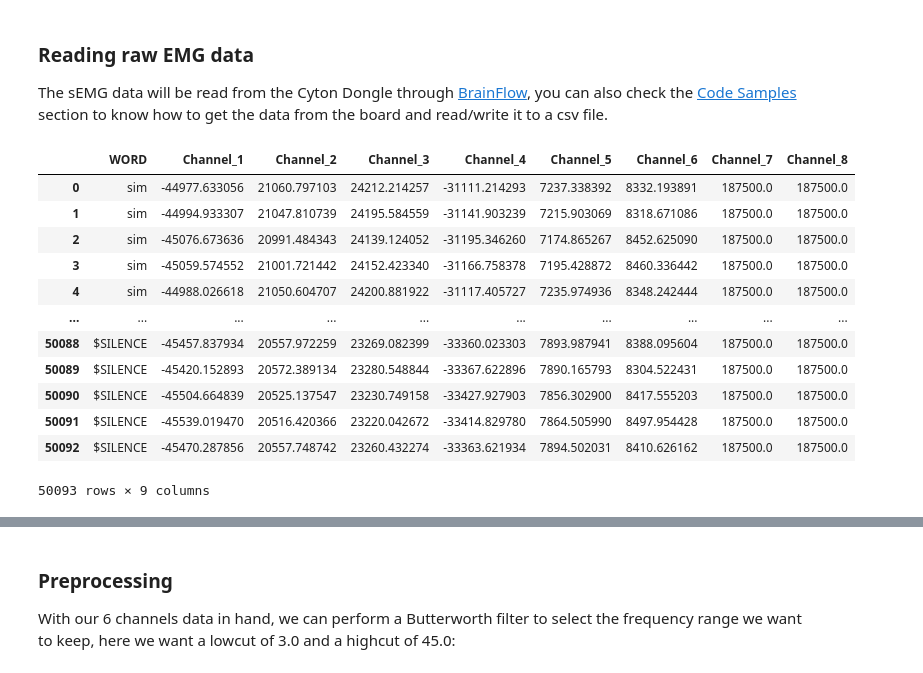
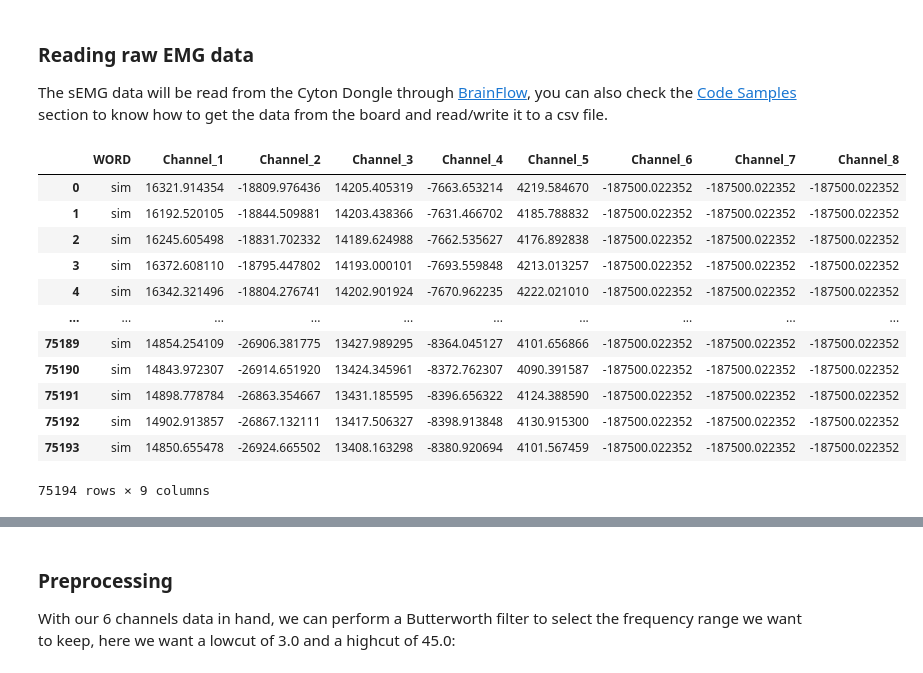
Before and after one commit to MateusAquino/subvocalization-emg, a Jupyter notebook: Proof of Concept/Subvocalization.ipynb, the cells around one changed output, grey strips where cells are left out. Saved outputs shown, nothing was run; the diff lists cells and outputs as text; code cells hidden in the pictures.

```diff
--- a/Proof of Concept/Subvocalization.ipynb
+++ b/Proof of Concept/Subvocalization.ipynb
@@ -38,21 +55,21 @@ To enable the following instructions: AVX2 FMA, in other operations, rebuild Ten
 
 The sEMG data will be read from the Cyton Dongle through [BrainFlow](https://brainflow.readthedocs.io/en/stable/SupportedBoards.html#cyton), you can also check the [Code Samples](https://brainflow.readthedocs.io/en/stable/Examples.html) section to know how to get the data from the board and read/write it to a csv file.
 # %%
-restored_data = pd.read_csv("../dist/saves/ynb_1S.csv")
+csv = pd.read_csv("dist/saves/FMatYN5C.csv")
 
-restored_data
+csv
 # %% [output]
 |  | WORD | Channel_1 | Channel_2 | Channel_3 | Channel_4 | Channel_5 | Channel_6 | Channel_7 | Channel_8 |
-| 0 | sim | -44977.633056 | 21060.797103 | 24212.214257 | -31111.214293 | 7237.338392 | 8332.193891 | 187500.0 | 187500.0 |
-| 1 | sim | -44994.933307 | 21047.810739 | 24195.584559 | -31141.903239 | 7215.903069 | 8318.671086 | 187500.0 | 187500.0 |
-| 2 | sim | -45076.673636 | 20991.484343 | 24139.124052 | -31195.346260 | 7174.865267 | 8452.625090 | 187500.0 | 187500.0 |
-| 3 | sim | -45059.574552 | 21001.721442 | 24152.423340 | -31166.758378 | 7195.428872 | 8460.336442 | 187500.0 | 187500.0 |
-| 4 | sim | -44988.026618 | 21050.604707 | 24200.881922 | -31117.405727 | 7235.974936 | 8348.242444 | 187500.0 | 187500.0 |
+| 0 | sim | 16321.914354 | -18809.976436 | 14205.405319 | -7663.653214 | 4219.584670 | -187500.022352 | -187500.022352 | -187500.022352 |
+| 1 | sim | 16192.520105 | -18844.509881 | 14203.438366 | -7631.466702 | 4185.788832 | -187500.022352 | -187500.022352 | -187500.022352 |
+| 2 | sim | 16245.605498 | -18831.702332 | 14189.624988 | -7662.535627 | 4176.892838 | -187500.022352 | -187500.022352 | -187500.022352 |
+| 3 | sim | 16372.608110 | -18795.447802 | 14193.000101 | -7693.559848 | 4213.013257 | -187500.022352 | -187500.022352 | -187500.022352 |
+| 4 | sim | 16342.321496 | -18804.276741 | 14202.901924 | -7670.962235 | 4222.021010 | -187500.022352 | -187500.022352 | -187500.022352 |
 | ... | ... | ... | ... | ... | ... | ... | ... | ... | ... |
-| 50088 | $SILENCE | -45457.837934 | 20557.972259 | 23269.082399 | -33360.023303 | 7893.987941 | 8388.095604 | 187500.0 | 187500.0 |
-| 50089 | $SILENCE | -45420.152893 | 20572.389134 | 23280.548844 | -33367.622896 | 7890.165793 | 8304.522431 | 187500.0 | 187500.0 |
-| 50090 | $SILENCE | -45504.664839 | 20525.137547 | 23230.749158 | -33427.927903 | 7856.302900 | 8417.555203 | 187500.0 | 187500.0 |
-| 50091 | $SILENCE | -45539.019470 | 20516.420366 | 23220.042672 | -33414.829780 | 7864.505990 | 8497.954428 | 187500.0 | 187500.0 |
-| 50092 | $SILENCE | -45470.287856 | 20557.748742 | 23260.432274 | -33363.621934 | 7894.502031 | 8410.626162 | 187500.0 | 187500.0 |
+| 75189 | sim | 14854.254109 | -26906.381775 | 13427.989295 | -8364.045127 | 4101.656866 | -187500.022352 | -187500.022352 | -187500.022352 |
+| 75190 | sim | 14843.972307 | -26914.651920 | 13424.345961 | -8372.762307 | 4090.391587 | -187500.022352 | -187500.022352 | -187500.022352 |
+| 75191 | sim | 14898.778784 | -26863.354667 | 13431.185595 | -8396.656322 | 4124.388590 | -187500.022352 | -187500.022352 | -187500.022352 |
+| 75192 | sim | 14902.913857 | -26867.132111 | 13417.506327 | -8398.913848 | 4130.915300 | -187500.022352 | -187500.022352 | -187500.022352 |
+| 75193 | sim | 14850.655478 | -26924.665502 | 13408.163298 | -8380.920694 | 4101.567459 | -187500.022352 | -187500.022352 | -187500.022352 |
-50093 rows × 9 columns
+75194 rows × 9 columns
 # %% [markdown]
```
Also changed, not shown: parts of 9 cells of this notebook, 9 other files.
